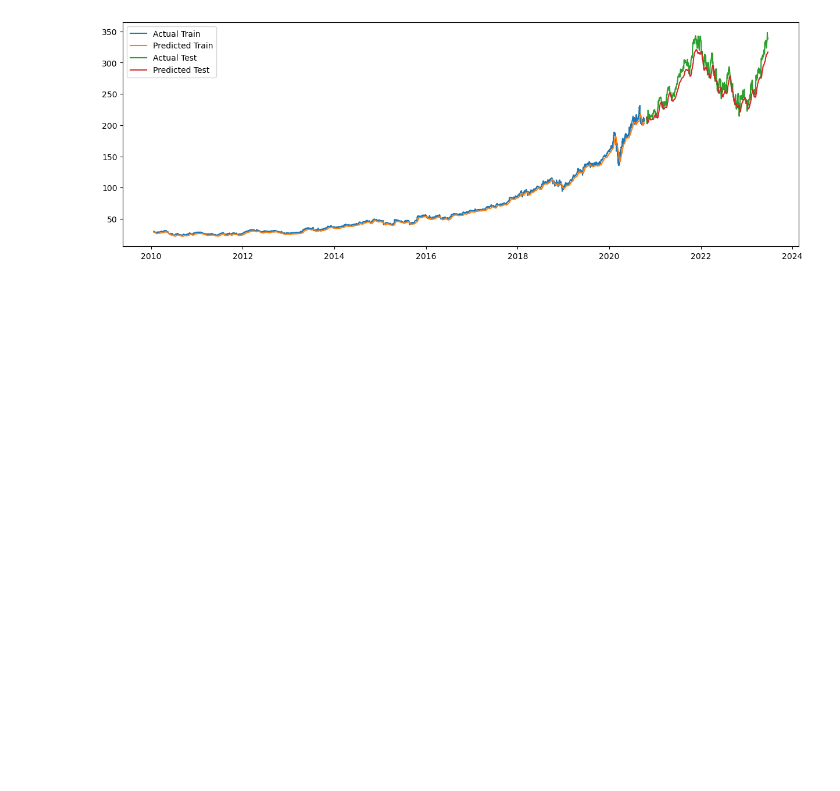
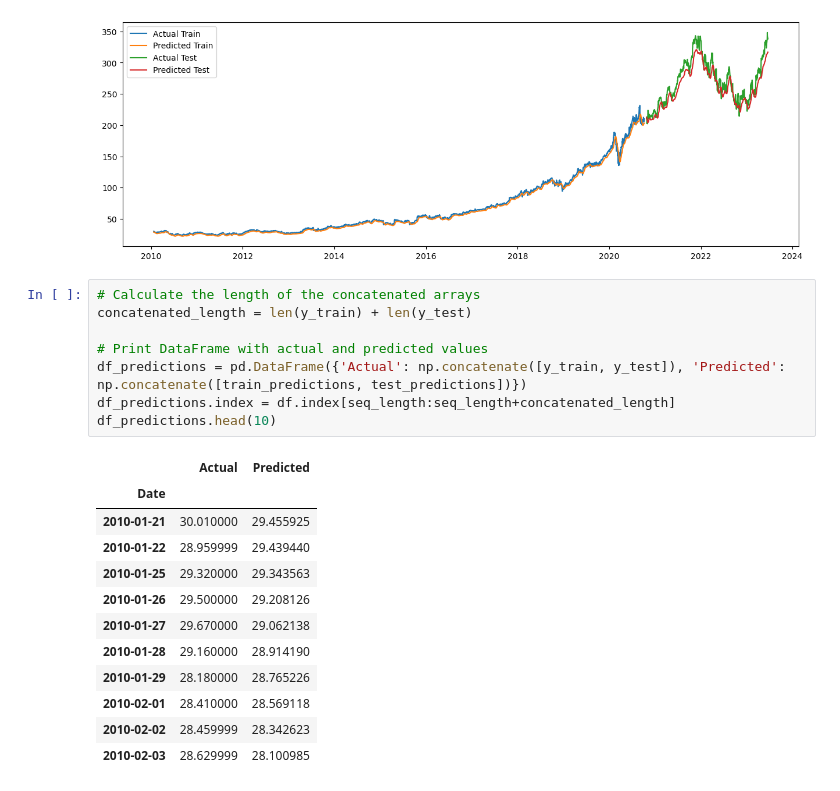
Before and after one commit to Stephie01/Time-Series-Analysis---Predicting-Microsoft-Stock-Prices-, a Jupyter notebook: project.ipynb, the cells around one changed output. Saved outputs shown, nothing was run; the diff lists cells and outputs as text; blank space fills up the shorter version.

Commit message:
Actual Vs Predicted Values for Final Model

```diff
--- a/project.ipynb
+++ b/project.ipynb
@@ -1337,6 +1399,27 @@ Test MSE: 195.3914756601769
 Test RMSE: 13.97825009291853
 Test MAE: 11.719799740536434
 [figure]
+# %%
+# Calculate the length of the concatenated arrays
+concatenated_length = len(y_train) + len(y_test)
+
+# Print DataFrame with actual and predicted values
+df_predictions = pd.DataFrame({'Actual': np.concatenate([y_train, y_test]), 'Predicted': np.concatenate([train_predictions, test_predictions])})
+df_predictions.index = df.index[seq_length:seq_length+concatenated_length]
+df_predictions.head(10)
+# %% [output]
+|  | Actual | Predicted |
+| Date |  |  |
+| 2010-01-21 | 30.010000 | 29.455925 |
+| 2010-01-22 | 28.959999 | 29.439440 |
+| 2010-01-25 | 29.320000 | 29.343563 |
+| 2010-01-26 | 29.500000 | 29.208126 |
+| 2010-01-27 | 29.670000 | 29.062138 |
+| 2010-01-28 | 29.160000 | 28.914190 |
+| 2010-01-29 | 28.180000 | 28.765226 |
+| 2010-02-01 | 28.410000 | 28.569118 |
+| 2010-02-02 | 28.459999 | 28.342623 |
+| 2010-02-03 | 28.629999 | 28.100985 |
 # %% [markdown]
 $Inference$
 
```
Also changed, not shown: parts of 24 cells of this notebook.
